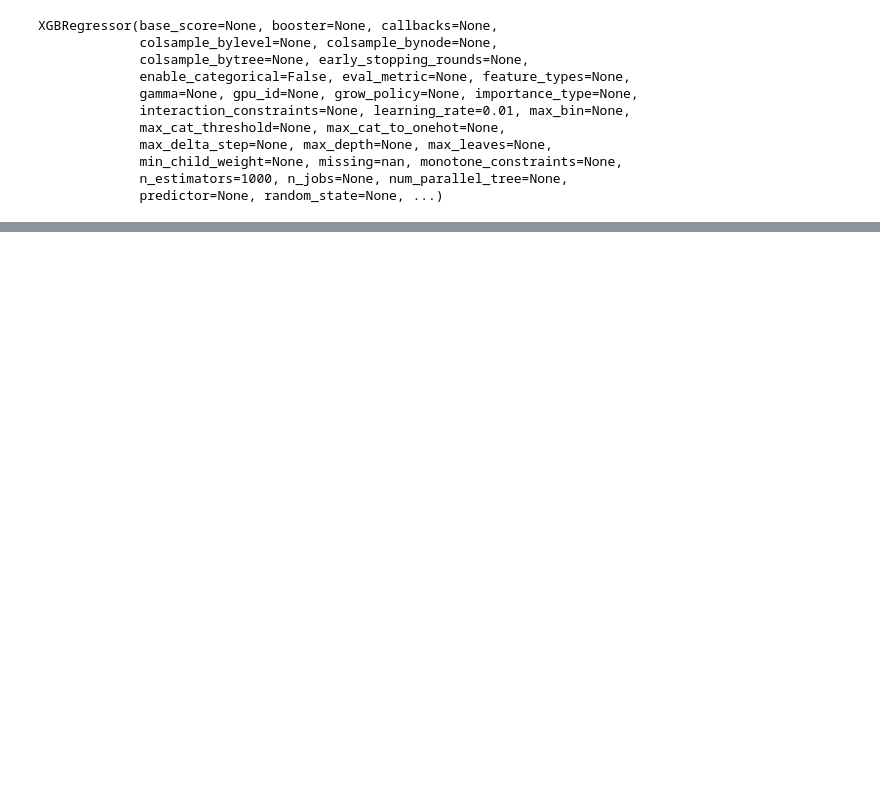
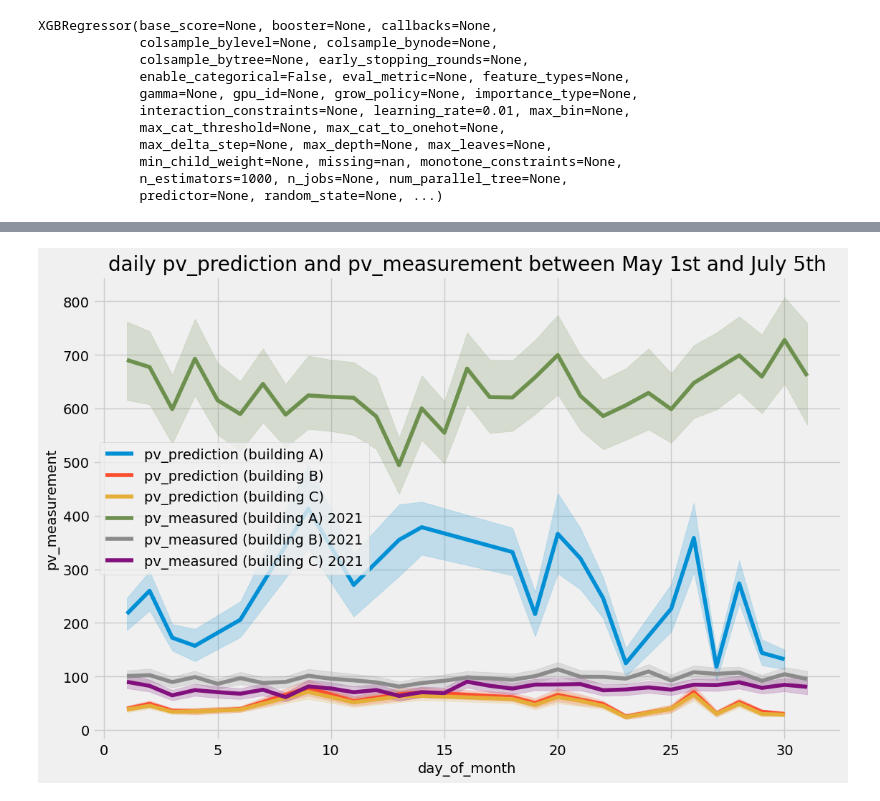
Before and after one commit to stinkyElias/TDT4173-ML, a Jupyter notebook: model_test.ipynb, the cells around one changed output, grey strips where cells are left out. Saved outputs shown, nothing was run; the diff lists cells and outputs as text; code cells hidden in the pictures; blank space fills up the shorter version.

```diff
--- a/model_test.ipynb
+++ b/model_test.ipynb
@@ -176,0 +186,3 @@ Name: pv_measurement, dtype: float64
+# %%
+# Make predictions on the validation set
+y_pred = best_xgb_model.predict(test[FEATURES])
@@ -220,0 +232,28 @@ sns.lineplot(data=A_target, x='hour', y='pv_measurement')
+# %%
+def create_results_dataframe(test, y_pred):
+    results = test.copy()
+    results = results[['hour', 'day_of_week', 'quarter', 'month', 'year', 'day_of_year', 'day_of_month', 'week_of_year', 'building']]
+    res_pd = pd.DataFrame(data=y_pred, index=test.index, columns=['pv_prediction'])
+    results["pv_prediction"] = pd.DataFrame(data=res_pd)
+    return results
+# %%
+results1 = create_results_dataframe(test, res)
+results2 = create_results_dataframe(test, y_pred)
+# %%
+# make a function of this
+def plot_results_daily(train,results):
+    fig, ax = plt.subplots(figsize=(12,8))
+    sns.lineplot(data=results[results['building'] == 0], x='day_of_month', y='pv_prediction', label='pv_prediction (building A)')
+    sns.lineplot(data=results[results['building'] == 1], x='day_of_month', y='pv_prediction', label='pv_prediction (building B)')
+    sns.lineplot(data=results[results['building'] == 2], x='day_of_month', y='pv_prediction', label='pv_prediction (building C)')
+    sns.lineplot(data=train[train['building'] == 0], x='day_of_month', y='pv_measurement', label='pv_measured (building A) 2021')
+    sns.lineplot(data=train[train['building'] == 1], x='day_of_month', y='pv_measurement', label='pv_measured (building B) 2021')
+    sns.lineplot(data=train[train['building'] == 2], x='day_of_month', y='pv_measurement', label='pv_measured (building C) 2021')
+    ax.set_title('daily pv_prediction and pv_measurement between May 1st and July 5th')
+    ax.set_ylabel('pv_measurement')
+    ax.set_xlabel('day_of_month')
+    ax.legend()
+# %%
+plot_results_daily(train, results2)
+# %% [output]
+[figure, added]
```
Also changed, not shown: parts of 29 cells of this notebook, 13 other files.
